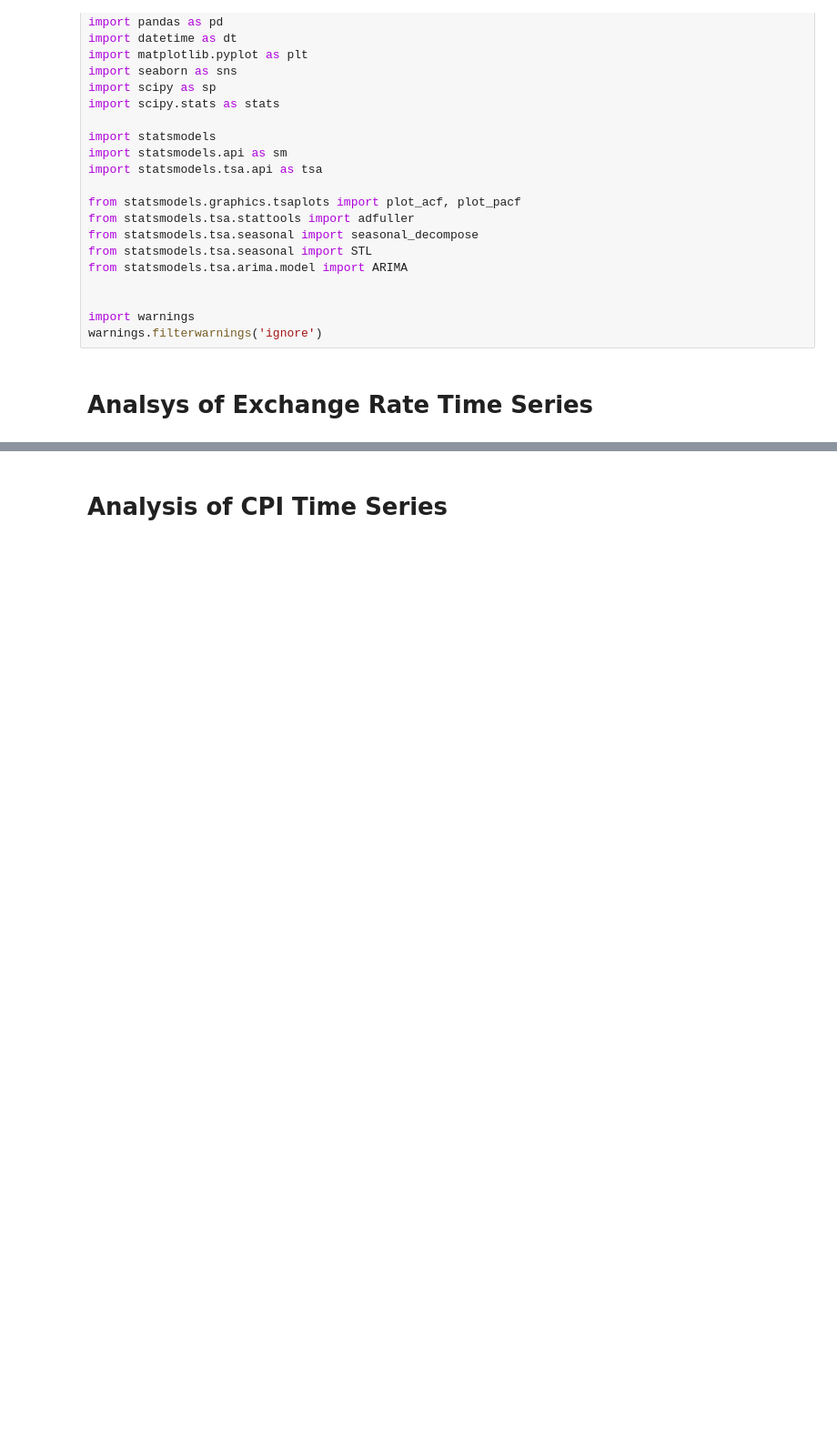
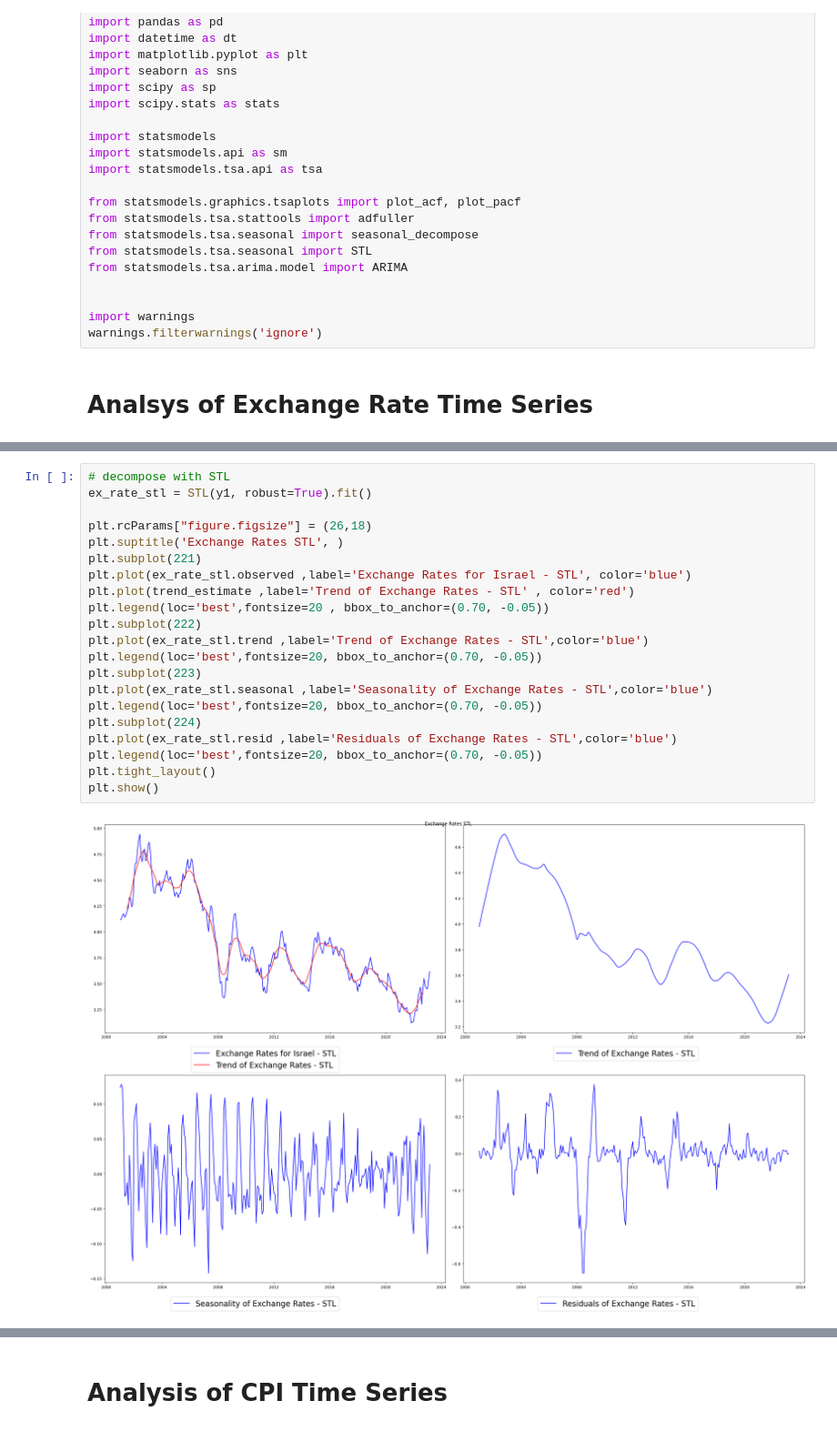
Before and after one commit to alonbenach/groupwork_2, a Jupyter notebook: Palto_Krovitska_Bankowska_Gordon_Benach_report_EM.ipynb, the cells around one changed output, grey strips where cells are left out. Shown at 91% size. Drawn from its saved outputs; the diff is of its cells as text; blank space fills up the shorter version.

```diff
--- a/Palto_Krovitska_Bankowska_Gordon_Benach_report_EM.ipynb
+++ b/Palto_Krovitska_Bankowska_Gordon_Benach_report_EM.ipynb
@@ -58,0 +145,23 @@ date
+# %%
+# decompose with STL
+ex_rate_stl = STL(y1, robust=True).fit()
+
+plt.rcParams["figure.figsize"] = (26,18)
+plt.suptitle('Exchange Rates STL', )
+plt.subplot(221)
+plt.plot(ex_rate_stl.observed ,label='Exchange Rates for Israel - STL', color='blue')
+plt.plot(trend_estimate ,label='Trend of Exchange Rates - STL' , color='red')
+plt.legend(loc='best',fontsize=20 , bbox_to_anchor=(0.70, -0.05))
+plt.subplot(222)
+plt.plot(ex_rate_stl.trend ,label='Trend of Exchange Rates - STL',color='blue')
+plt.legend(loc='best',fontsize=20, bbox_to_anchor=(0.70, -0.05))
+plt.subplot(223)
+plt.plot(ex_rate_stl.seasonal ,label='Seasonality of Exchange Rates - STL',color='blue')
+plt.legend(loc='best',fontsize=20, bbox_to_anchor=(0.70, -0.05))
+plt.subplot(224)
+plt.plot(ex_rate_stl.resid ,label='Residuals of Exchange Rates - STL',color='blue')
+plt.legend(loc='best',fontsize=20, bbox_to_anchor=(0.70, -0.05))
+plt.tight_layout()
+plt.show()
+# %% [output]
+[figure, added]
```
Also changed, not shown: parts of 19 cells of this notebook.
